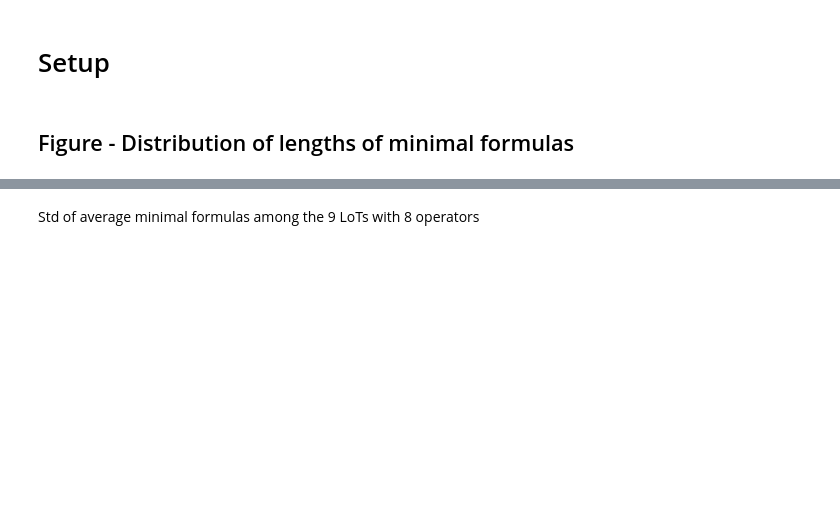
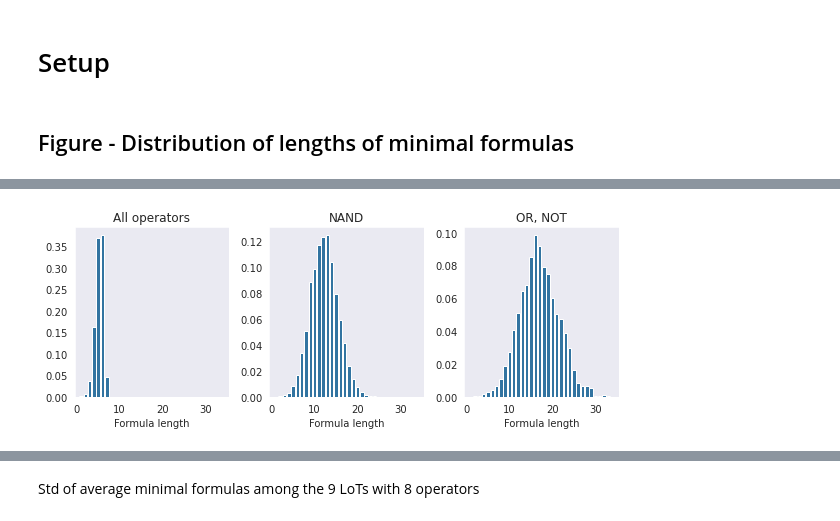
Before and after one commit to thelogicalgrammar/inferringLoT, a Jupyter notebook: bayesianAgents/plots_for_paper.ipynb, the cells around one changed output, grey strips where cells are left out. Saved outputs shown, nothing was run; the diff lists cells and outputs as text; code cells hidden in the pictures; blank space fills up the shorter version.

```diff
--- a/bayesianAgents/plots_for_paper.ipynb
+++ b/bayesianAgents/plots_for_paper.ipynb
@@ -82,0 +83,59 @@ fig.savefig(
+# %%
+fig, (ax1, ax2, ax3) = plt.subplots(
+    1,
+    3,
+    sharex=True
+)
+
+xs, ys = np.unique(
+    lengths[-1],
+    return_counts=True
+)
+sns.barplot(
+    x=xs,
+    y=ys/ys.sum(),
+    ax=ax1,
+    # log_scale=(False,True)
+    color='C0'
+)
+ax1.set_xlabel('Formula length')
+ax1.set_title('All operators')
+
+xs, ys = np.unique(
+    lengths[4],
+    return_counts=True
+)
+sns.barplot(
+    x=xs,
+    y=ys/ys.sum(),
+    ax=ax2,
+    # log_scale=(False,True)
+    color='C0'
+)
+ax2.set_xlabel('Formula length')
+ax2.set_title('NAND')
+
+xs, ys = np.unique(
+    lengths[320],
+    return_counts=True
+)
+sns.barplot(
+    x=xs,
+    y=ys/ys.sum(),
+    ax=ax3,
+    # log_scale=(False,True)
+    color='C0'
+)
+ax3.set_xlabel('Formula length')
+ax3.set_title(r'OR, NOT')
+
+ax3.set_xticks(np.arange(0, 40, 10))
+
+fig.set_size_inches(figwidth, figwidth*0.4)
+fig.tight_layout()
+fig.savefig(
+    './plots/minimal_formulas_topplot.jpg',
+    dpi=300
+)
+# %% [output]
+[figure, added]
```
Also changed, not shown: parts of 3 cells of this notebook, 15 other files.
